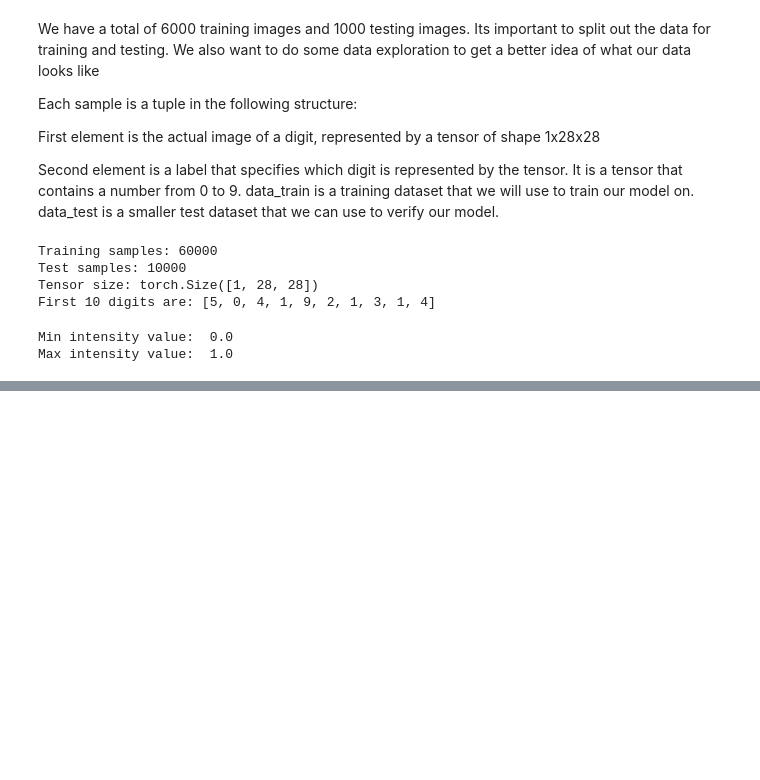
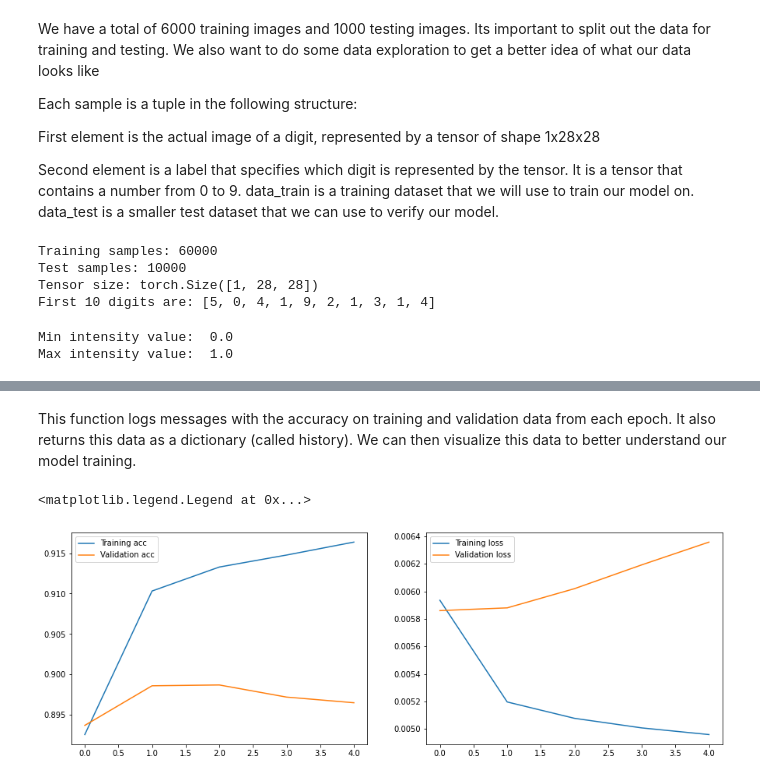
Before and after one commit to araghavendra16/pytorch-intro-code, a Jupyter notebook: pytorch_cv.ipynb, the cells around one changed output, grey strips where cells are left out. Saved outputs shown, nothing was run; the diff lists cells and outputs as text; code cells hidden in the pictures; blank space fills up the shorter version.

```diff
--- a/pytorch_cv.ipynb
+++ b/pytorch_cv.ipynb
@@ -76,0 +154,14 @@ In this unit, we start with the simplest possible approach for image classificat
+# %%
+def validate(net, dataloader,loss_fn=nn.NLLLoss()):
+    net.eval()
+    count,acc,loss = 0,0,0
+    with torch.no_grad():
+        for features,labels in dataloader:
+            out = net(features)
+            loss += loss_fn(out,labels)
+            pred = torch.max(out,1)[1]
+            acc += (pred==labels).sum()
+            count += len(labels)
+    return loss.item()/count, acc.item()/count
+
+validate(net,test_loader)
@@ -76,0 +170,21 @@ In this unit, we start with the simplest possible approach for image classificat
+# %%
+def train(net,train_loader,test_loader,optimizer=None,lr=0.01,epochs=10,loss_fn=nn.NLLLoss()):
+    optimizer = optimizer or torch.optim.Adam(net.parameters(),lr=lr)
+    res = { 'train_loss' : [], 'train_acc': [], 'val_loss': [], 'val_acc': []}
+    for ep in range(epochs):
+        tl,ta = train_epoch(net,train_loader,optimizer=optimizer,lr=lr,loss_fn=loss_fn)
+        vl,va = validate(net,test_loader,loss_fn=loss_fn)
+        print(f"Epoch {ep:2}, Train acc={ta:.3f}, Val acc={va:.3f}, Train loss={tl:.3f}, Val loss={vl:.3f}")
+        res['train_loss'].append(tl)
+        res['train_acc'].append(ta)
+        res['val_loss'].append(vl)
+        res['val_acc'].append(va)
+    return res
+
+# Re-initialize the network to start from scratch
+net = nn.Sequential(
+        nn.Flatten(),
+        nn.Linear(784,10), # 784 inputs, 10 outputs
+        nn.LogSoftmax())
+
+hist = train(net,train_loader,test_loader,epochs=5)
@@ -76,0 +197,15 @@ In this unit, we start with the simplest possible approach for image classificat
+# %% [markdown]
+This function logs messages with the accuracy on training and validation data from each epoch. It also returns this data as a dictionary (called history). We can then visualize this data to better understand our model training.
+# %%
+plt.figure(figsize=(15,5))
+plt.subplot(121)
+plt.plot(hist['train_acc'], label='Training acc')
+plt.plot(hist['val_acc'], label='Validation acc')
+plt.legend()
+plt.subplot(122)
+plt.plot(hist['train_loss'], label='Training loss')
+plt.plot(hist['val_loss'], label='Validation loss')
+plt.legend()
+# %% [output]
+<matplotlib.legend.Legend at 0x...>
+[figure, added]
```
Also changed, not shown: parts of 21 cells of this notebook.
